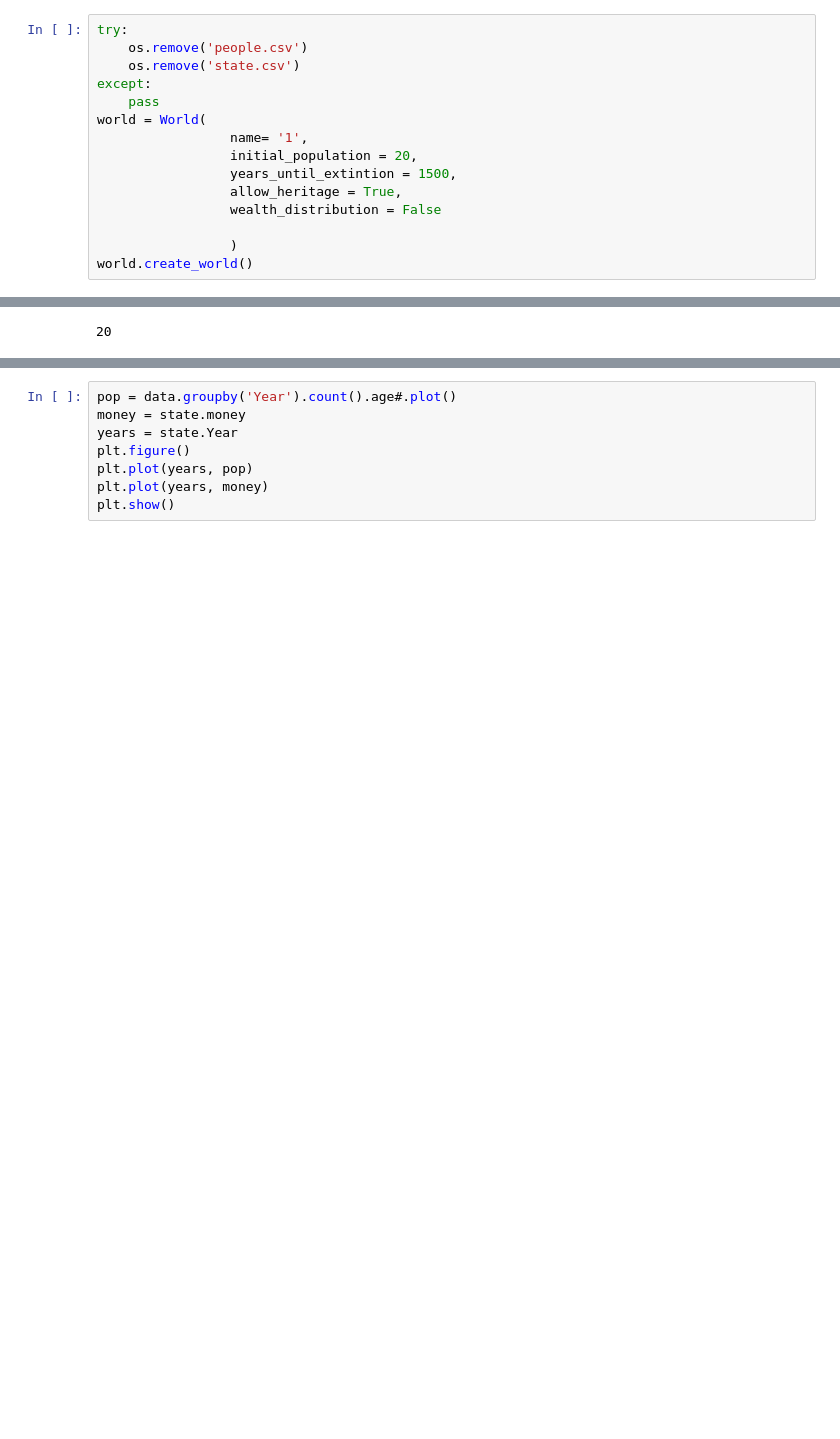
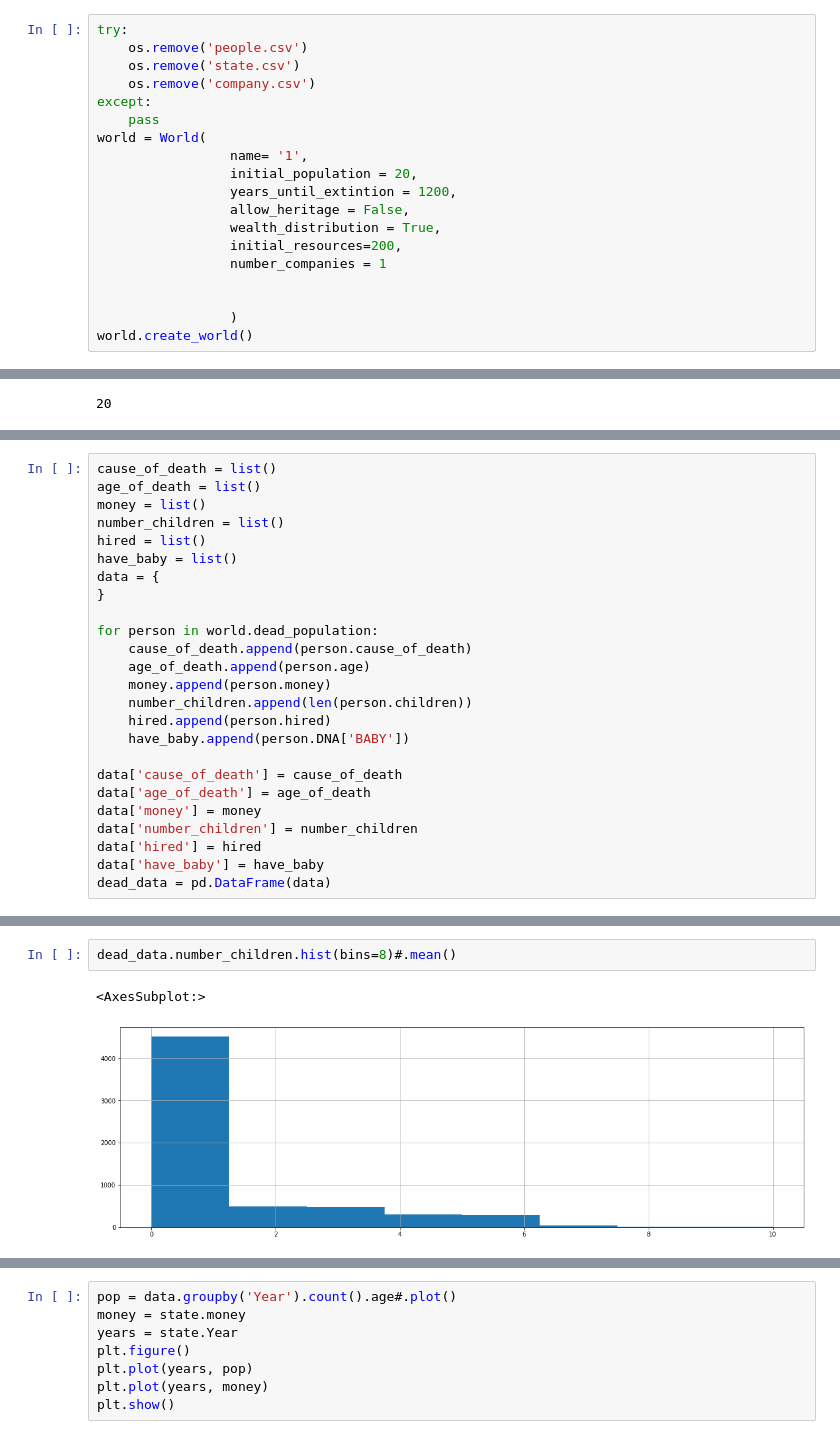
Before and after one commit to tiagovportela/WorldWealth, a Jupyter notebook: WorldWealth/notebook.ipynb, the cells around one changed output, grey strips where cells are left out. Saved outputs shown, nothing was run; the diff lists cells and outputs as text; blank space fills up the shorter version.

```diff
--- a/WorldWealth/notebook.ipynb
+++ b/WorldWealth/notebook.ipynb
@@ -16,14 +18,18 @@ from worldwealth import World
 try:
     os.remove('people.csv')
     os.remove('state.csv')
+    os.remove('company.csv')
 except:
     pass
 world = World(
                  name= '1',
                  initial_population = 20,
-                 years_until_extintion = 1500,
-                 allow_heritage = True,
-                 wealth_distribution = False
+                 years_until_extintion = 1200,
+                 allow_heritage = False,
+                 wealth_distribution = True,
+                 initial_resources=200,
+                 number_companies = 1
+
 
                  )
 world.create_world()
@@ -46 +50,26 @@ for person in world.dead_population:
+# %%
+cause_of_death = list()
+age_of_death = list()
+money = list()
+number_children = list()
+hired = list()
+have_baby = list()
+data = {
+}
+
+for person in world.dead_population:
+    cause_of_death.append(person.cause_of_death)
+    age_of_death.append(person.age)
+    money.append(person.money)
+    number_children.append(len(person.children))
+    hired.append(person.hired)
+    have_baby.append(person.DNA['BABY'])
+
+data['cause_of_death'] = cause_of_death
+data['age_of_death'] = age_of_death
+data['money'] = money
+data['number_children'] = number_children
+data['hired'] = hired
+data['have_baby'] = have_baby
+dead_data = pd.DataFrame(data)
 # %%
@@ -52,0 +107,5 @@ dtype: int64
+# %%
+dead_data.number_children.hist(bins=8)#.mean()
+# %% [output]
+<AxesSubplot:>
+[figure, added]
```
Also changed, not shown: parts of 18 cells of this notebook, 7 other files.
